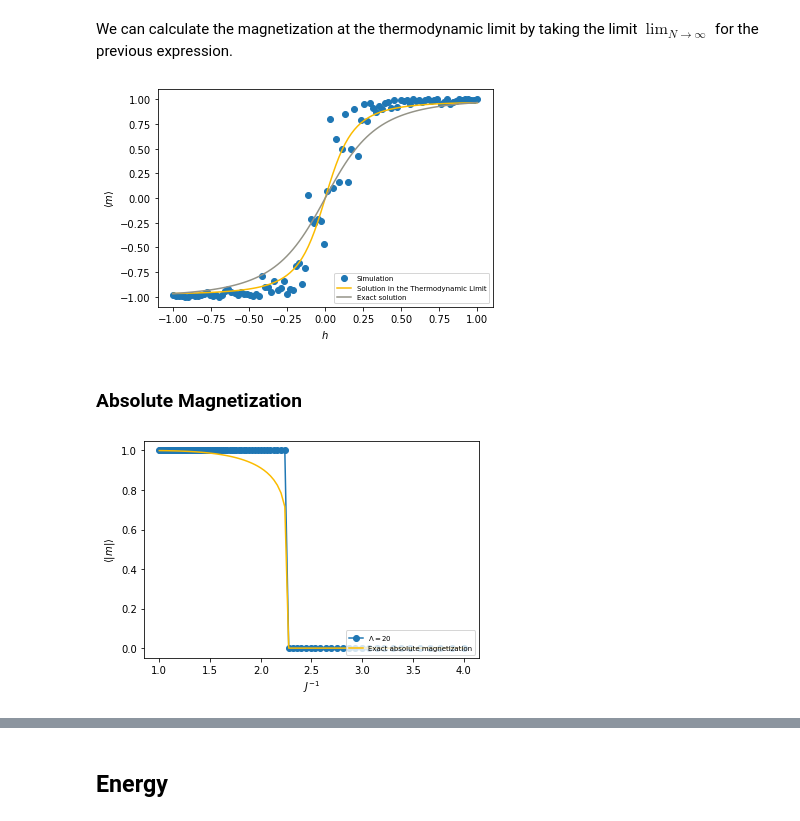
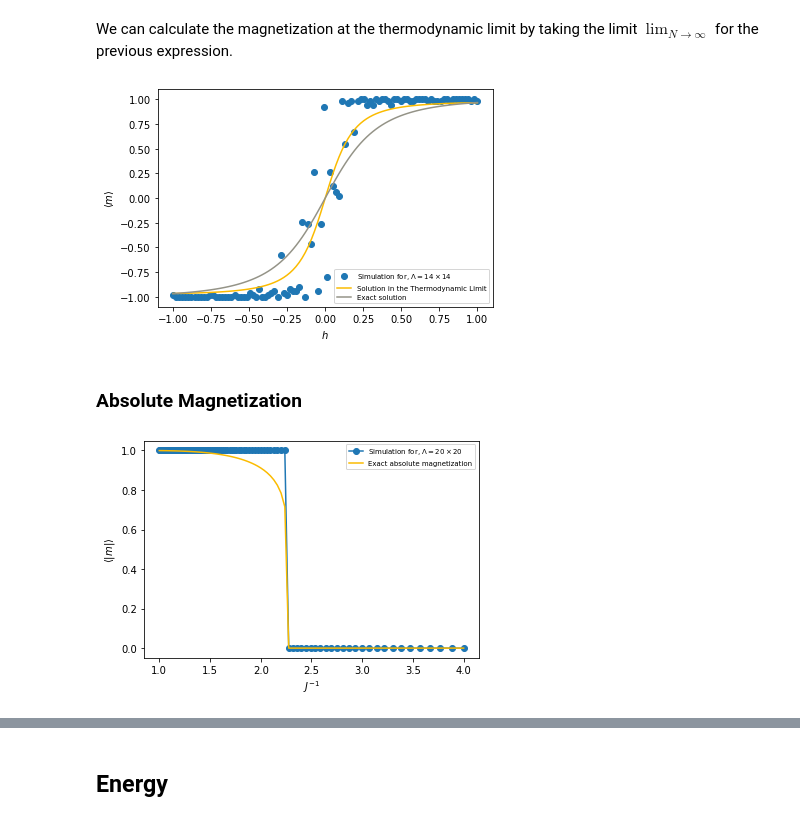
Before and after one commit to PugsGHub/compphyss, a Jupyter notebook: Sheet 2/Ising_2d_sim.ipynb, the cells around one changed output, grey strips where cells are left out. Saved outputs shown, nothing was run; the diff lists cells and outputs as text; code cells hidden in the pictures.

```diff
--- a/Sheet 2/Ising_2d_sim.ipynb
+++ b/Sheet 2/Ising_2d_sim.ipynb
@@ -19,9 +19,6 @@ Populating the interactive namespace from numpy and matplotlib
 First we define what energy difference i.e. $\Delta S$ that was defined in the lecture to be numerically.
 # %%
 def deltaE(S0, Sn, J, H):
-
-    '''Energy difference for a spin flip'''
-
     return 2 * S0 * (H + J * Sn)
 # %% [markdown]
 Now we implement Metropolis-Hastings algorithm as detailled in the lecture.
@@ -81,7 +79,7 @@ def numerical_mag(lattice, N):
 # %%
 h_input = np.linspace(-1,1,100)
 h_fixed = 0.5
-N_fixed = 20
+N_fixed = 14
 N_input = [2,3,4,4,6,7,8,9,10,11,12,13,14,15,16,17,18,19,20]
 Temp_set = 0.75
 J_input_1 = np.linspace(0.25,2,100)
@@ -98,21 +96,20 @@ for i in h_input:
 # %%
 m_vs_h = []
 for h in h_input:
    m_h = accept_reject(sweeps, N_fixed, beta, J_fixed,h)
    mean_m = np.mean(m_h[len(m_h)//2:])
    m_vs_h.append(mean_m)
 
-
-plt.plot(h_input,m_vs_h,marker='o',label="Simulation",linestyle='')
+plt.plot(h_input,m_vs_h,marker='o',label='Simulation for, $\\Lambda = 14 \\times 14$',linestyle='')
 plt.plot(h_input, m_thermo_1, color ='#fbbb00', label='Solution in the Thermodynamic Limit')
 plt.plot(h_input, m_exact_1, color = '#949387', label='Exact solution')
 
 plt.xlabel('$h$')
 plt.ylabel('$\\langle m \\rangle$')
 plt.legend(loc='lower right',prop={'size': 7})
-plt.savefig('m_v_h.png')
+plt.savefig('m_v_h_14.png')
 # %% [output]
-[figure, old version]
+[figure, new version]
 # %% [markdown]
 ### Absolute Magnetization
 # %%
@@ -143,14 +140,14 @@ for j in J_input:
    m_a_h = numerical_abs_mag(accept_reject(sweeps, N_fixed, beta, j,0),j,N_fixed)
    m_abs_vs_h.append(m_a_h)
 # %%
-plt.plot(np.reciprocal(J_input),m_abs_vs_h,'o-',label='$\\Lambda = 20$')
-plt.plot(np.reciprocal(J_input), m_absolute_1, color ='#fbbb00', label='Exact absolute magnetization')
+plt.plot(np.reciprocal(J_input_2),m_abs_vs_h,'o-',label='Simulation for, $\\Lambda = 20 \\times 20$')
+plt.plot(np.reciprocal(J_input_2), m_absolute_1, color ='#fbbb00', label='Exact absolute magnetization')
 
 plt.xlabel('$J^{-1}$')
 plt.ylabel('$\\langle | m |\\rangle$')
-plt.legend(loc='lower right',prop={'size': 7})
-plt.savefig('abs_m_v_J.png')
+plt.legend(loc='upper right',prop={'size': 7})
+plt.savefig('abs_m_v_J_20.png')
 # %% [output]
-[figure, old version]
+[figure, new version]
 # %%
 m_absolute_2 = []
```
Also changed, not shown: parts of 17 cells of this notebook, 26 other files.
